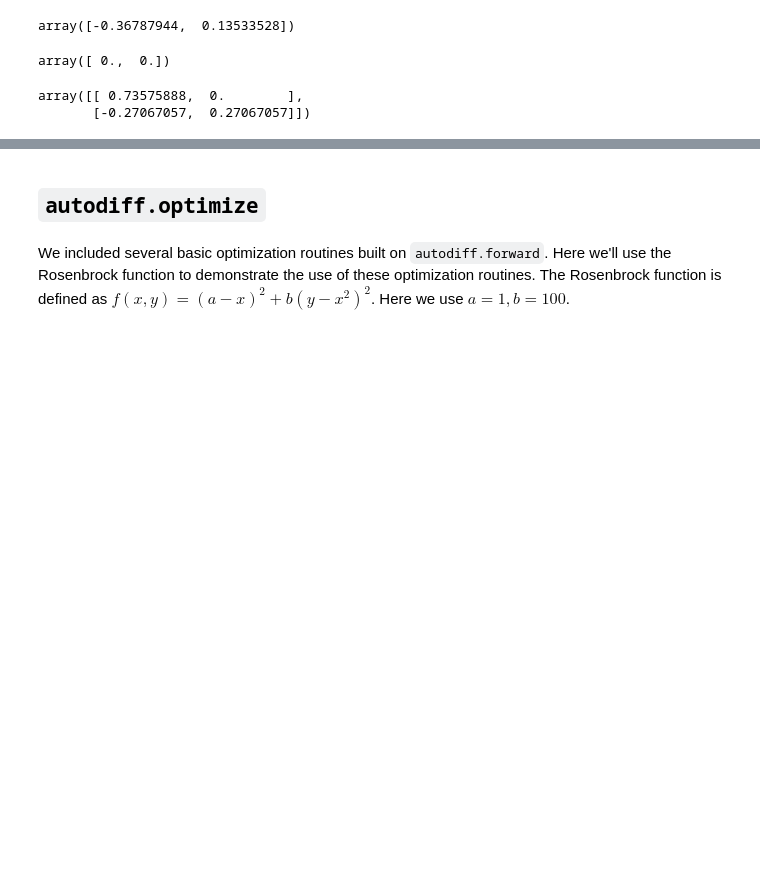
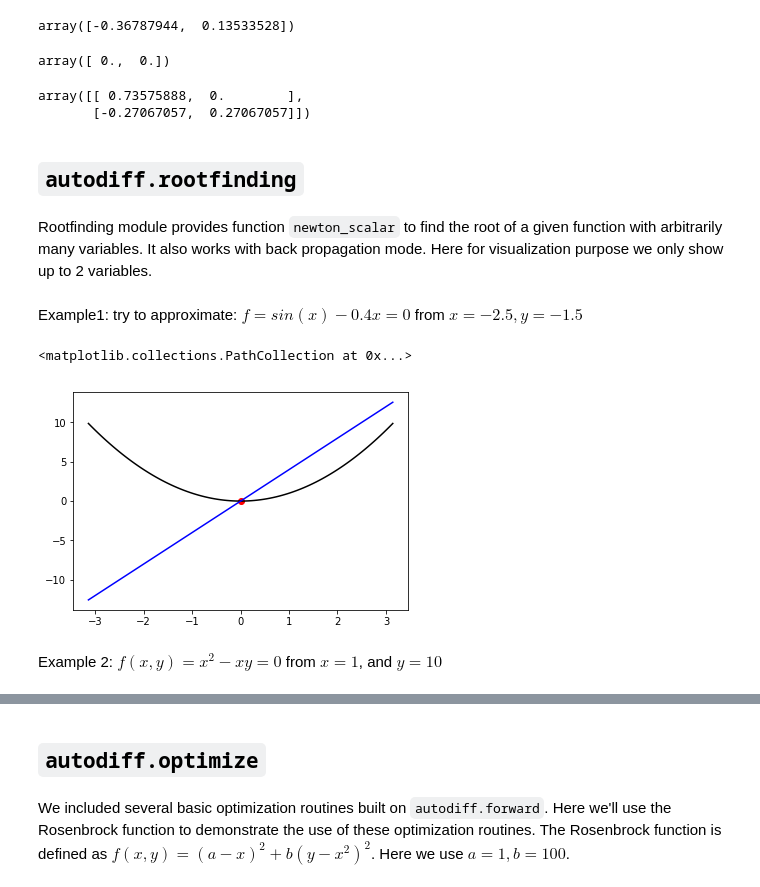
Before and after one commit to D-F-Y-S/cs207-FinalProject, a Jupyter notebook: docs/source/Libraries Demo.ipynb, the cells around one changed output, grey strips where cells are left out. Drawn from its saved outputs; the diff is of its cells as text; code cells hidden in the pictures; blank space fills up the shorter version.

```diff
--- a/docs/source/Libraries Demo.ipynb
+++ b/docs/source/Libraries Demo.ipynb
@@ -145,3 +145,11 @@ h.jacobian_at({x: 1.0, y: -1.0})
 # %% [output]
 array([[ 0.73575888,  0.        ],
        [-0.27067057,  0.27067057]])
+# %% [markdown]
+## `autodiff.rootfinding`
+# %% [markdown]
+Rootfinding module provides function `newton_scalar` to find the root of a given function with arbitrarily many variables. It also works with back propagation mode. Here for visualization purpose we only show up to 2 variables.
+# %% [markdown]
+Example1:
+try to approximate:
+$f=sin(x)-0.4x = 0$ from $x = -2.5,y = -1.5$
@@ -147,0 +164,15 @@ array([[ 0.73575888,  0.        ],
+# %%
+x = Variable()
+f = x**2-4*x
+result_d = newton_scalar(f,{x:1},max_itr=100)
+# %%
+xx= np.linspace(-np.pi,np.pi,100)
+plt.plot(xx,xx**2,color = 'black')
+plt.plot(xx,4*xx,color = 'blue')
+plt.scatter([result_d[x]],[f.evaluation_at({x:result_d[x]})],color = 'red')
+# %% [output]
+<matplotlib.collections.PathCollection at 0x...>
+[figure, added]
+# %% [markdown]
+Example 2:
+$f(x,y) = x^2-xy = 0$ from $x=1$, and $y=10$
```
Also changed, not shown: parts of 17 cells of this notebook, 4 other files.
